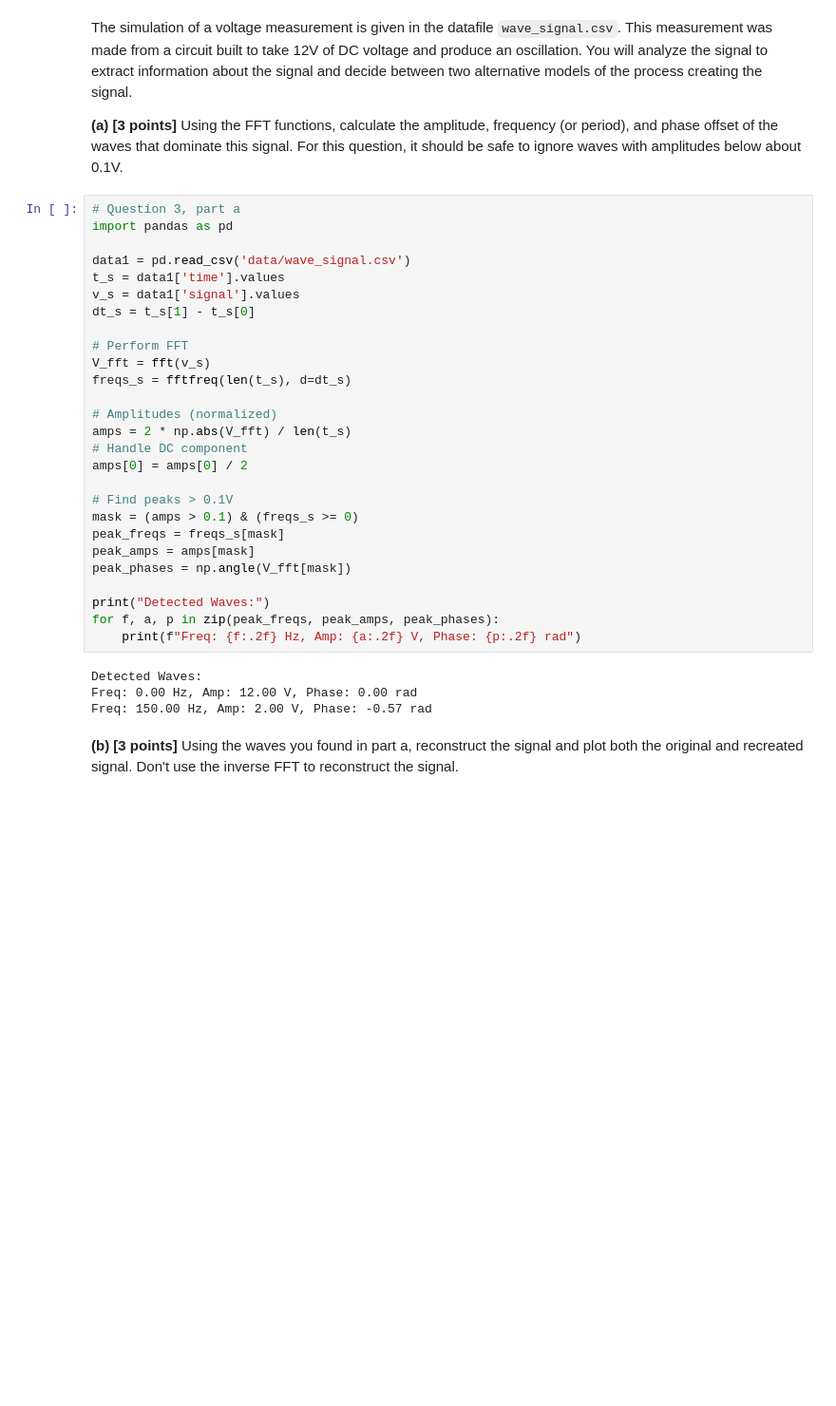
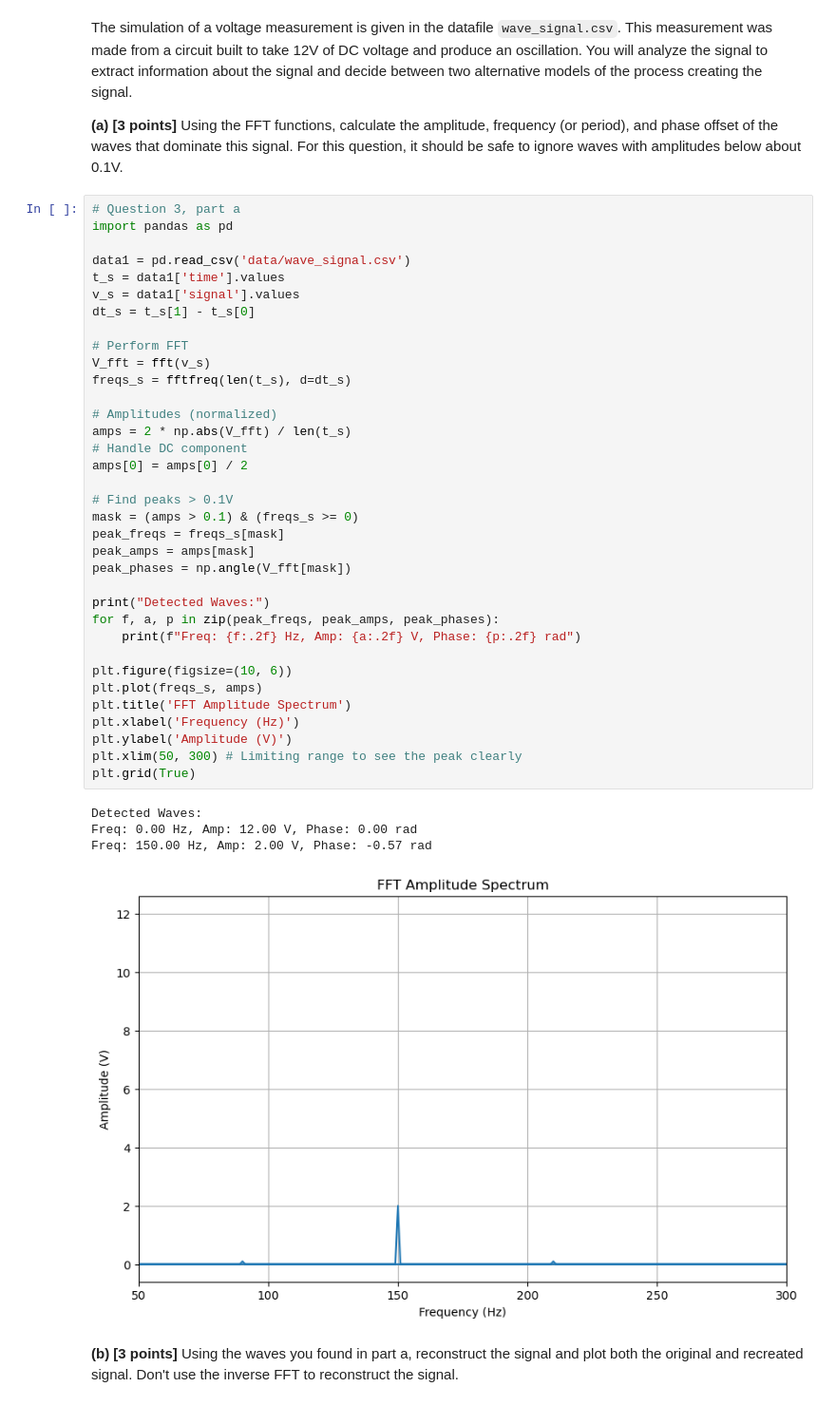
Before and after one commit to 21chengjk1/PHY408Labs, a Jupyter notebook: Lab3/Jack_Cheng_Lab3.ipynb, the cells around one changed output. Shown at 95% size. Saved outputs shown, nothing was run; the diff lists cells and outputs as text; blank space fills up the shorter version.

```diff
--- a/Lab3/Jack_Cheng_Lab3.ipynb
+++ b/Lab3/Jack_Cheng_Lab3.ipynb
@@ -190,33 +190,42 @@ The simulation of a voltage measurement is given in the datafile `wave_signal.cs
 # Question 3, part a
 import pandas as pd
 
 data1 = pd.read_csv('data/wave_signal.csv')
 t_s = data1['time'].values
 v_s = data1['signal'].values
 dt_s = t_s[1] - t_s[0]
 
 # Perform FFT
 V_fft = fft(v_s)
 freqs_s = fftfreq(len(t_s), d=dt_s)
 
 # Amplitudes (normalized)
 amps = 2 * np.abs(V_fft) / len(t_s)
 # Handle DC component
 amps[0] = amps[0] / 2
 
 # Find peaks > 0.1V
 mask = (amps > 0.1) & (freqs_s >= 0)
 peak_freqs = freqs_s[mask]
 peak_amps = amps[mask]
 peak_phases = np.angle(V_fft[mask])
 
 print("Detected Waves:")
 for f, a, p in zip(peak_freqs, peak_amps, peak_phases):
     print(f"Freq: {f:.2f} Hz, Amp: {a:.2f} V, Phase: {p:.2f} rad")
+
+plt.figure(figsize=(10, 6))
+plt.plot(freqs_s, amps)
+plt.title('FFT Amplitude Spectrum')
+plt.xlabel('Frequency (Hz)')
+plt.ylabel('Amplitude (V)')
+plt.xlim(50, 300) # Limiting range to see the peak clearly
+plt.grid(True)
 # %% [output]
 Detected Waves:
 Freq: 0.00 Hz, Amp: 12.00 V, Phase: 0.00 rad
 Freq: 150.00 Hz, Amp: 2.00 V, Phase: -0.57 rad
+[figure, added]
 # %% [markdown]
 **(b) [3 points]** Using the waves you found in part a, reconstruct the signal and plot both the original and recreated signal. Don't use the inverse FFT to reconstruct the signal.
 # %%
```
Also changed, not shown: parts of 14 cells of this notebook.
